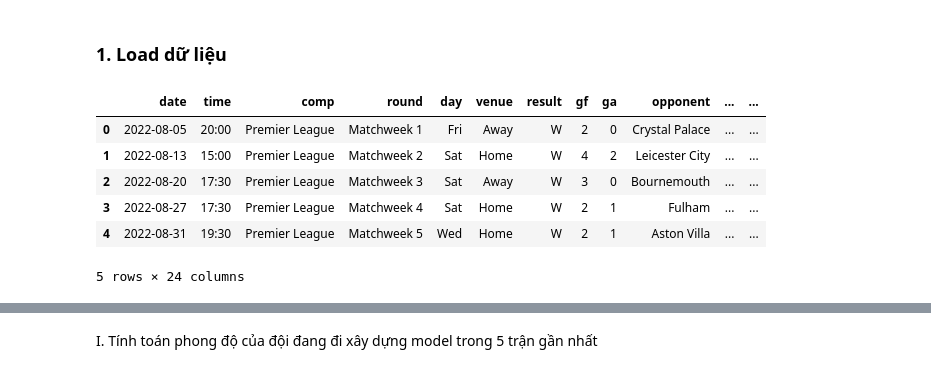
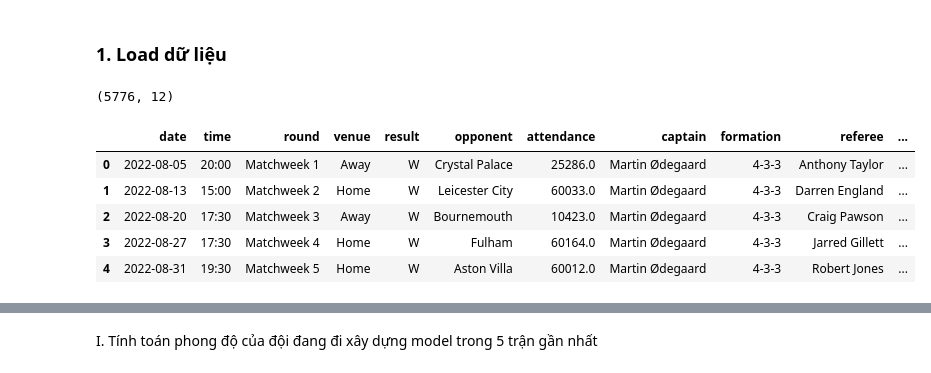
Before and after one commit to taiphanvan2k3/FootballPredict, a Jupyter notebook: src/feature_engineering/feature_transformation.ipynb, the cells around one changed output, grey strips where cells are left out. Drawn from its saved outputs; the diff is of its cells as text; code cells hidden in the pictures.

```diff
--- a/src/feature_engineering/feature_transformation.ipynb
+++ b/src/feature_engineering/feature_transformation.ipynb
@@ -7,14 +6,17 @@ import numpy as np
 ### 1. Load dữ liệu
 # %%
 # Load dữ liệu thô đã thu thập cho từng đội bóng
-arsenal_df = pd.read_csv("../../data/arsenal/raw.csv")
+matches_df = pd.read_csv("../../raw_data/clean_data.csv")
+# %%
+matches_df.shape
+# %% [output]
+(5776, 12)
 # %%
-arsenal_df.head()
+matches_df.head()
 # %% [output]
-|  | date | time | comp | round | day | venue | result | gf | ga | opponent | ... | ... |
-| 0 | 2022-08-05 | 20:00 | Premier League | Matchweek 1 | Fri | Away | W | 2 | 0 | Crystal Palace | ... | ... |
-| 1 | 2022-08-13 | 15:00 | Premier League | Matchweek 2 | Sat | Home | W | 4 | 2 | Leicester City | ... | ... |
-| 2 | 2022-08-20 | 17:30 | Premier League | Matchweek 3 | Sat | Away | W | 3 | 0 | Bournemouth | ... | ... |
-| 3 | 2022-08-27 | 17:30 | Premier League | Matchweek 4 | Sat | Home | W | 2 | 1 | Fulham | ... | ... |
-| 4 | 2022-08-31 | 19:30 | Premier League | Matchweek 5 | Wed | Home | W | 2 | 1 | Aston Villa | ... | ... |
+|  | date | time | round | venue | result | opponent | attendance | captain | formation | referee | ... |
+| 0 | 2022-08-05 | 20:00 | Matchweek 1 | Away | W | Crystal Palace | 25286.0 | Martin Ødegaard | 4-3-3 | Anthony Taylor | ... |
+| 1 | 2022-08-13 | 15:00 | Matchweek 2 | Home | W | Leicester City | 60033.0 | Martin Ødegaard | 4-3-3 | Darren England | ... |
+| 2 | 2022-08-20 | 17:30 | Matchweek 3 | Away | W | Bournemouth | 10423.0 | Martin Ødegaard | 4-3-3 | Craig Pawson | ... |
+| 3 | 2022-08-27 | 17:30 | Matchweek 4 | Home | W | Fulham | 60164.0 | Martin Ødegaard | 4-3-3 | Jarred Gillett | ... |
+| 4 | 2022-08-31 | 19:30 | Matchweek 5 | Home | W | Aston Villa | 60012.0 | Martin Ødegaard | 4-3-3 | Robert Jones | ... |
-5 rows × 24 columns
```
Also changed, not shown: parts of 37 cells of this notebook, 9 other files.
